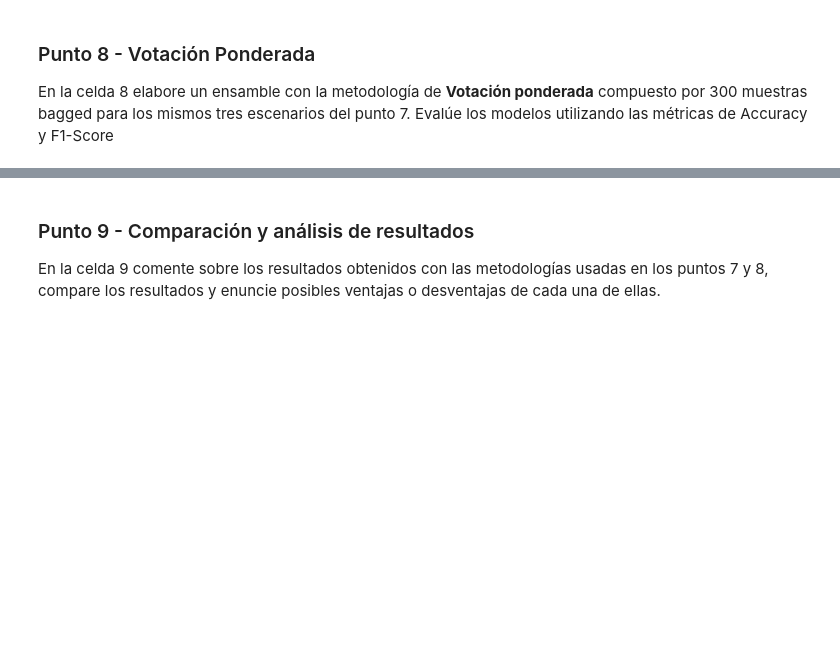
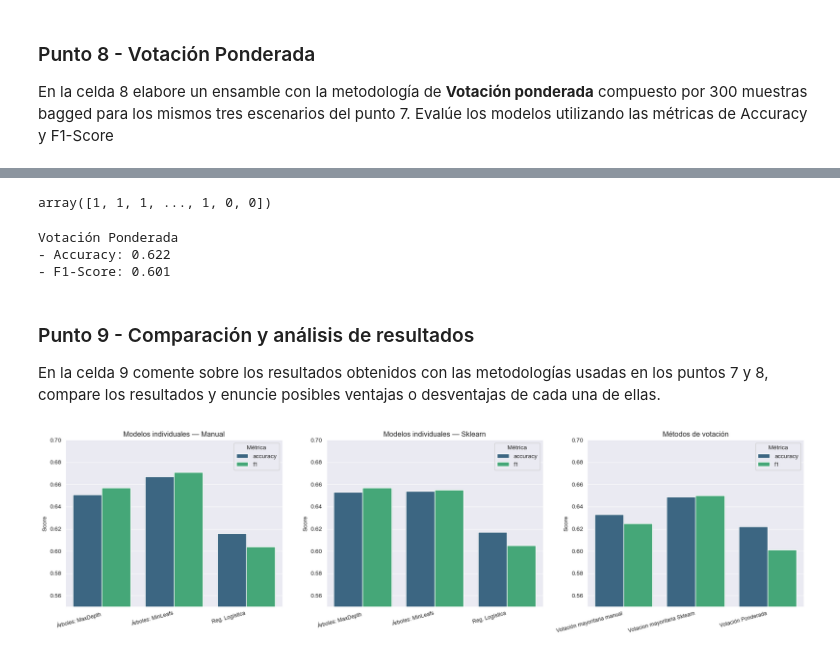
Before and after one commit to jantonioagudelo/MIAD_ML_NLP_2026, a Jupyter notebook: Semana 1/S1TC1_arboles_ensamblajes.ipynb, the cells around one changed output, grey strips where cells are left out. Saved outputs shown, nothing was run; the diff lists cells and outputs as text; code cells hidden in the pictures; blank space fills up the shorter version.

```diff
--- a/Semana 1/S1TC1_arboles_ensamblajes.ipynb
+++ b/Semana 1/S1TC1_arboles_ensamblajes.ipynb
@@ -843,0 +858,3 @@ f1_score(predict_hojas, y_test), accuracy_score(predict_hojas, y_test)
+# %%
+pred_mrl2 = ens_mrl.predict(X_test)
+pred_mrl2
@@ -848,0 +933,3 @@ En la celda 8 elabore un ensamble con la metodología de **Votación ponderada**
+# %%
+alpha = (1 - errores) / ( 1- errores).sum()
+alpha
@@ -849,3 +954,23 @@ En la celda 8 elabore un ensamble con la metodología de **Votación ponderada**
+# %%
+weighted_sum = (predicciones_w * alpha).sum(axis=1)
+y_pred_weighted = (weighted_sum >= 0.5).astype(int)
+y_pred_weighted
+# %% [output]
+array([1, 1, 1, ..., 1, 0, 0])
+# %%
+scores_ponderada = [{
+    'modelo': 'Votación Ponderada',
+    'accuracy': round(accuracy_score(y_test, y_pred_weighted), 3),
+    'f1': round(f1_score(y_test, y_pred_weighted), 3)
+}]
+
+print(f"Votación Ponderada")
+print(f"- Accuracy: {scores_ponderada[0]['accuracy']}")
+print(f"- F1-Score: {scores_ponderada[0]['f1']}")
+# %% [output]
+Votación Ponderada
+- Accuracy: 0.622
+- F1-Score: 0.601
 # %% [markdown]
 ### Punto 9 - Comparación y análisis de resultados
 En la celda 9 comente sobre los resultados obtenidos con las metodologías usadas en los puntos 7 y 8, compare los resultados y enuncie posibles ventajas o desventajas de cada una de ellas.
@@ -853,0 +977,48 @@ En la celda 9 comente sobre los resultados obtenidos con las metodologías usada
+# %%
+# Gráficas construidas con IA para comparar los resultados de los modelos individuales y los métodos de votación
+
+# Construir DataFrames para cada gráfica
+
+# 1. Ensambles manuales (modelos individuales del método manual)
+df_manual_ens = pd.DataFrame(scores_manual)
+
+# 2. Ensambles sklearn (modelos individuales del método sklearn)
+df_sklearn_ens = pd.DataFrame(scores_sklearn)
+
+# 3. Comparación métodos de votación
+df_votacion = pd.DataFrame(
+    scores_vmm + scores_vmskl + scores_ponderada
+)
+
+# Formato largo para seaborn
+df_manual_ens_long = pd.melt(df_manual_ens, id_vars = 'modelo', value_vars = ['accuracy', 'f1'], var_name = 'Métrica', value_name = 'Score')
+df_sklearn_ens_long = pd.melt(df_sklearn_ens, id_vars = 'modelo', value_vars = ['accuracy', 'f1'], var_name = 'Métrica', value_name = 'Score')
+df_votacion_long = pd.melt(df_votacion, id_vars = 'modelo', value_vars = ['accuracy', 'f1'], var_name = 'Métrica', value_name = 'Score')
+
+fig, axes = plt.subplots(1, 3, figsize=(18, 5))
+
+# Gráfica 1 - Ensambles manuales
+sns.barplot(data = df_manual_ens_long, x = 'modelo', y = 'Score', hue = 'Métrica', palette = 'viridis', ax = axes[0])
+axes[0].set_title('Modelos individuales — Manual')
+axes[0].set_xlabel('')
+axes[0].set_ylim(0.55, 0.70)
+axes[0].set_xticklabels(axes[0].get_xticklabels(), rotation = 15, ha = 'right', fontsize = 9)
+
+# Gráfica 2 - Ensambles sklearn
+sns.barplot(data = df_sklearn_ens_long, x='modelo', y='Score', hue='Métrica', palette = 'viridis', ax = axes[1])
+axes[1].set_title('Modelos individuales — Sklearn')
+axes[1].set_xlabel('')
+axes[1].set_ylim(0.55, 0.70)
+axes[1].set_xticklabels(axes[1].get_xticklabels(), rotation = 15, ha = 'right', fontsize = 9)
+
+# Gráfica 3 - Métodos de votación
+sns.barplot(data = df_votacion_long, x = 'modelo', y = 'Score', hue = 'Métrica', palette = 'viridis', ax = axes[2])
+axes[2].set_title('Métodos de votación')
+axes[2].set_xlabel('')
+axes[2].set_ylim(0.55, 0.70)
+axes[2].set_xticklabels(axes[2].get_xticklabels(), rotation = 15, ha = 'right', fontsize = 9)
+
+plt.tight_layout()
+plt.show()
+# %% [output]
+[figure, added]
```
Also changed, not shown: parts of 27 cells of this notebook.
